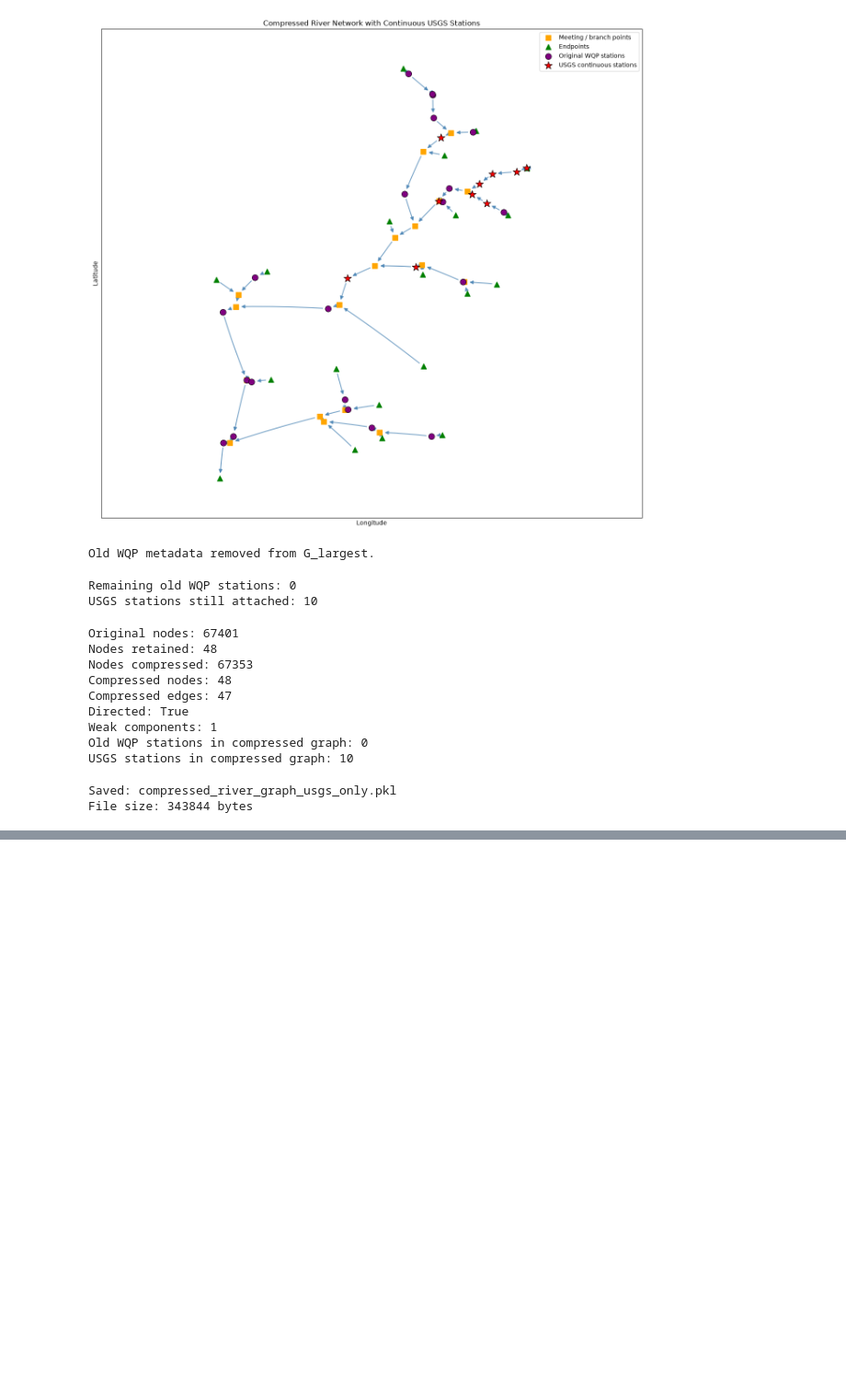
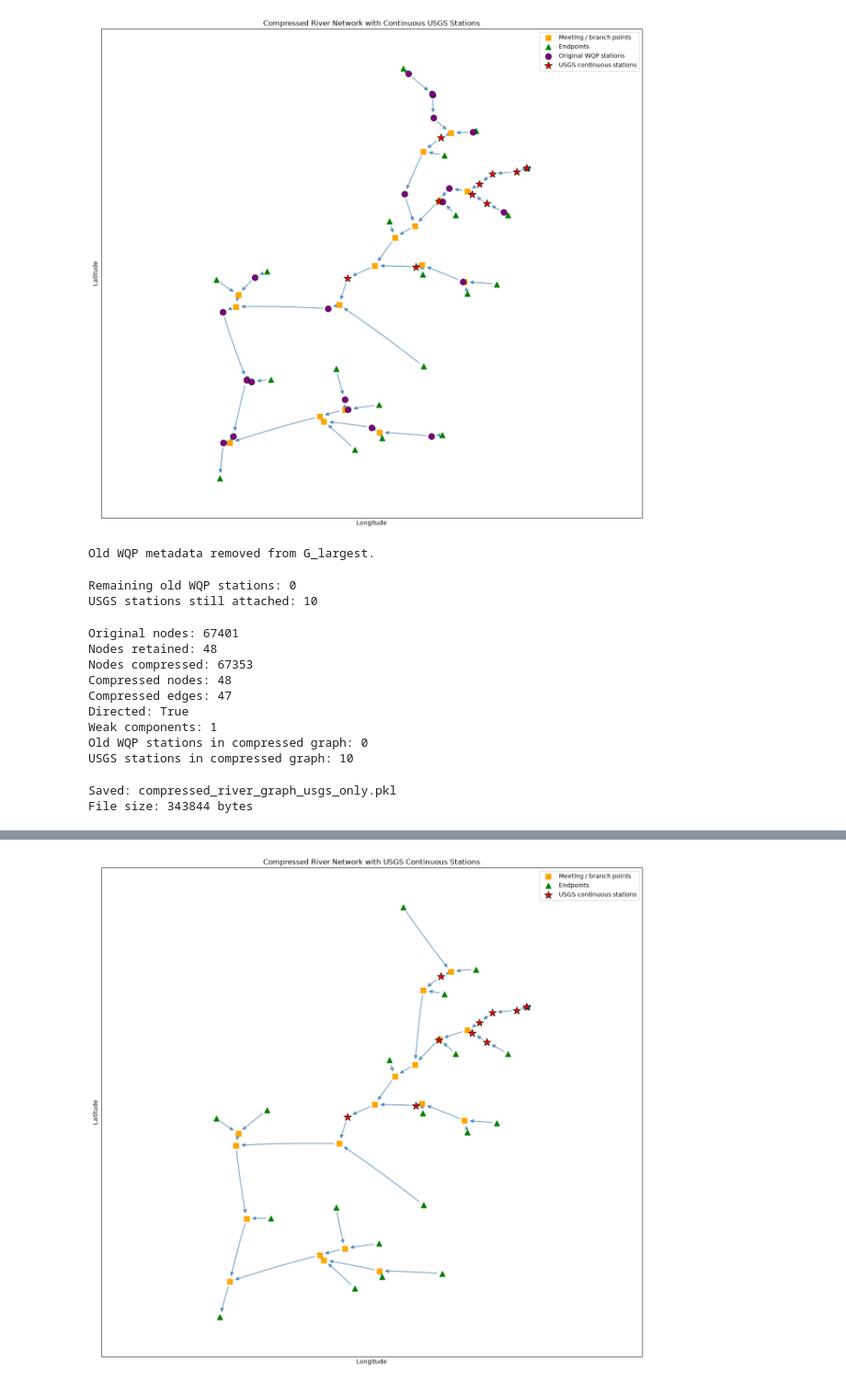
Before and after one commit to andrewc156/rivernets, a Jupyter notebook: USGS_Continuous_Water_Quality.ipynb, the cells around one changed output, grey strips where cells are left out. Shown at 92% size. Cells and saved outputs as stored; diff of their text form; code cells hidden in the pictures; blank space fills up the shorter version.

Commit message:
graphed usgs stations

```diff
--- a/USGS_Continuous_Water_Quality.ipynb
+++ b/USGS_Continuous_Water_Quality.ipynb
@@ -4358,3 +4358,11 @@ print("File size:", os.path.getsize(final_file), "bytes")
 # %% [output]
 Saved: compressed_river_graph_usgs_only.pkl
 File size: 343844 bytes
+# %%
+pos = {
+    node: (
+        data["longitude"],
+        data["latitude"]
+    )
+    for node, data in G_compressed.nodes(data=True)
+}
@@ -4360,0 +4403,73 @@ File size: 343844 bytes
+# %%
+import matplotlib.pyplot as plt
+import networkx as nx
+
+plt.figure(figsize=(13, 12))
+
+# Edges
+nx.draw_networkx_edges(
+    G_compressed,
+    pos,
+    edge_color="steelblue",
+    width=1.5,
+    alpha=0.75,
+    arrows=True,
+    arrowsize=12,
+    arrowstyle="-|>",
+    connectionstyle="arc3,rad=0.02"
+)
+
+# Other nodes
+nx.draw_networkx_nodes(
+    G_compressed,
+    pos,
+    nodelist=other_nodes,
+    node_size=35,
+    node_color="gray",
+    label="Other retained nodes"
+)
+
+# Meeting points
+nx.draw_networkx_nodes(
+    G_compressed,
+    pos,
+    nodelist=meeting_nodes,
+    node_size=80,
+    node_color="orange",
+    node_shape="s",
+    label="Meeting / branch points"
+)
+
+# Endpoints
+nx.draw_networkx_nodes(
+    G_compressed,
+    pos,
+    nodelist=endpoint_nodes,
+    node_size=80,
+    node_color="green",
+    node_shape="^",
+    label="Endpoints"
+)
+
+# USGS stations
+nx.draw_networkx_nodes(
+    G_compressed,
+    pos,
+    nodelist=usgs_nodes,
+    node_size=180,
+    node_color="red",
+    node_shape="*",
+    edgecolors="black",
+    linewidths=0.8,
+    label="USGS continuous stations"
+)
+
+plt.xlabel("Longitude")
+plt.ylabel("Latitude")
+plt.title("Compressed River Network with USGS Continuous Stations")
+plt.legend()
+plt.axis("equal")
+plt.tight_layout()
+plt.show()
+# %% [output]
+[figure, added]
```
Also changed, not shown: parts of 1 cell of this notebook.
